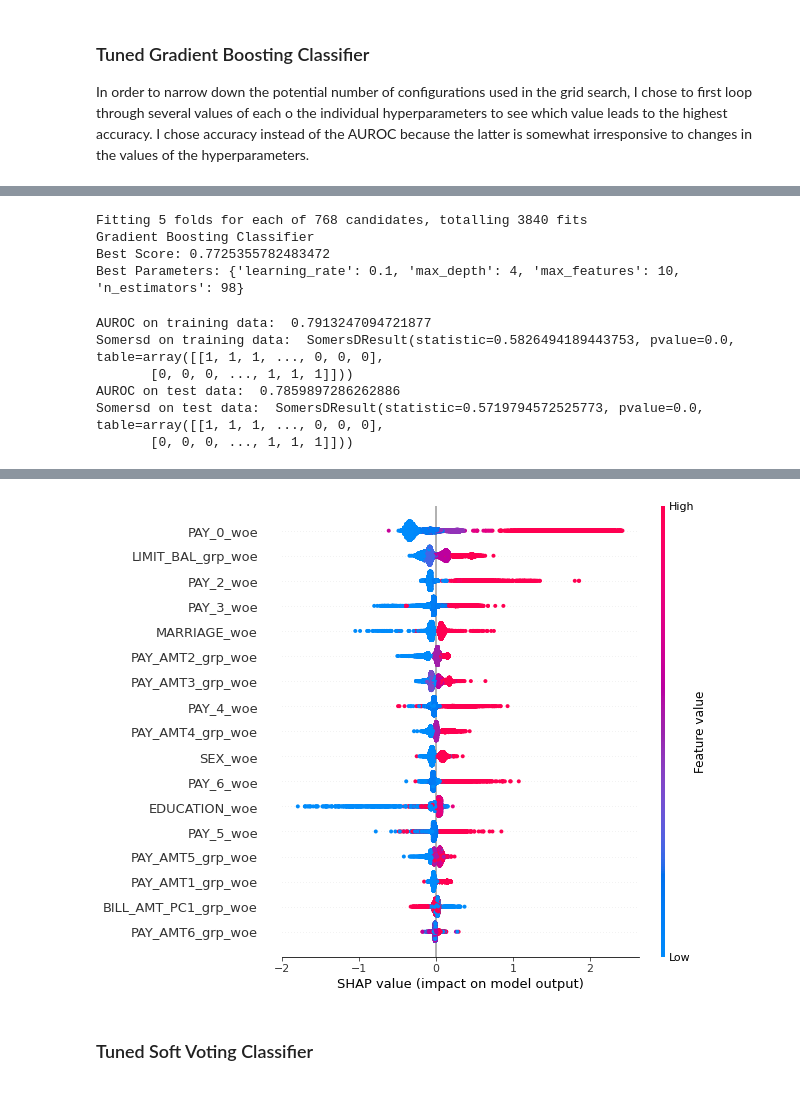
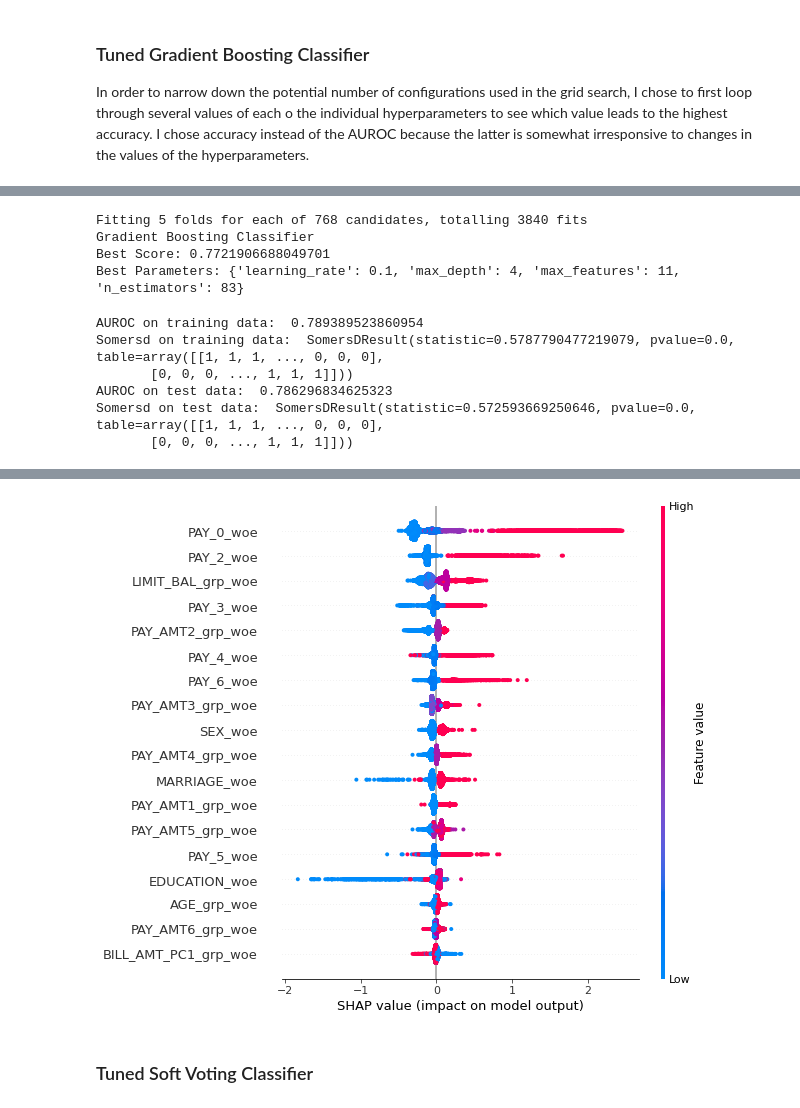
Before and after one commit to VladimirOlteanu/My-Study, a Jupyter notebook: Python Projects/Kaggle Projects/Credit_Card_Default_Probability_Prediction_Ensemble_Approach_with_Cluster_Analysis_and_WOE_Encoding.ipynb, the cells around one changed output, grey strips where cells are left out. Drawn from its saved outputs; the diff is of its cells as text; code cells hidden in the pictures.

```diff
--- a/Python Projects/Kaggle Projects/Credit_Card_Default_Probability_Prediction_Ensemble_Approach_with_Cluster_Analysis_and_WOE_Encoding.ipynb
+++ b/Python Projects/Kaggle Projects/Credit_Card_Default_Probability_Prediction_Ensemble_Approach_with_Cluster_Analysis_and_WOE_Encoding.ipynb
@@ -1380,5 +1438,5 @@ Best Parameters: {'C': 0.23357214690901212, 'max_iter': 2000, 'penalty': 'l2', '
 # %%
-lr = LogisticRegression(C=0.23357214690901212,max_iter = 2000,penalty='l2',solver='saga')
+lr = LogisticRegression(C=0.08858667904100823,max_iter = 2000,penalty='l2',solver='saga')
 lr.fit(x_train_woe, y_train.values.ravel())
 dev = lr.predict_proba(x_train_woe)[:,1]
 preds = lr.predict_proba(x_test_woe)[:,1]
@@ -1512,6 +1570,6 @@ features_grid_top5
 # %%
 param_grid = {"max_depth": [1,2,3,4],
-              "n_estimators": [95,96,97,98,99,100],
+              "n_estimators": [79,80,81,82,83,84],
               "learning_rate": [0.1,0.01,0.05,0.005],
               "max_features": [10,11,12,13,14,15,16,17]
              }
@@ -1525,32 +1583,32 @@ clf_performance(best_clf_gbc,'Gradient Boosting Classifier')
 # %% [output]
 Fitting 5 folds for each of 768 candidates, totalling 3840 fits
 Gradient Boosting Classifier
-Best Score: 0.7725355782483472
-Best Parameters: {'learning_rate': 0.1, 'max_depth': 4, 'max_features': 10, 'n_estimators': 98}
+Best Score: 0.7721906688049701
+Best Parameters: {'learning_rate': 0.1, 'max_depth': 4, 'max_features': 11, 'n_estimators': 83}
 # %%
-gbc =  GradientBoostingClassifier(random_state=24,learning_rate=0.1,max_depth=4,max_features=10,n_estimators=98)
+gbc =  GradientBoostingClassifier(random_state=24,learning_rate=0.1,max_depth=4,max_features=11,n_estimators=83)
 gbc.fit(x_train_woe, y_train.values.ravel())
 dev = gbc.predict_proba(x_train_woe)[:,1]
 preds = gbc.predict_proba(x_test_woe)[:,1]
 
 print('AUROC on training data: ', roc_auc_score(y_train["default.payment.next.month"].values, dev))
 print('Somersd on training data: ', somersd(y_train["default.payment.next.month"].values, dev))
 print('AUROC on test data: ', roc_auc_score(y_test["default.payment.next.month"].values, preds))
 print('Somersd on test data: ', somersd(y_test["default.payment.next.month"].values, preds))
 
 shap.initjs()
 explainer = shap.TreeExplainer(gbc)
 shap_values = explainer.shap_values(x_train_woe)
 shap.summary_plot(shap_values, features=x_train_woe, feature_names=x_train_woe.columns)
 # %% [output]
-AUROC on training data:  0.7913247094721877
-Somersd on training data:  SomersDResult(statistic=0.5826494189443753, pvalue=0.0, table=array([[1, 1, 1, ..., 0, 0, 0],
+AUROC on training data:  0.789389523860954
+Somersd on training data:  SomersDResult(statistic=0.5787790477219079, pvalue=0.0, table=array([[1, 1, 1, ..., 0, 0, 0],
        [0, 0, 0, ..., 1, 1, 1]]))
-AUROC on test data:  0.7859897286262886
-Somersd on test data:  SomersDResult(statistic=0.5719794572525773, pvalue=0.0, table=array([[1, 1, 1, ..., 0, 0, 0],
+AUROC on test data:  0.786296834625323
+Somersd on test data:  SomersDResult(statistic=0.572593669250646, pvalue=0.0, table=array([[1, 1, 1, ..., 0, 0, 0],
        [0, 0, 0, ..., 1, 1, 1]]))
 [interactive output not drawn]
-[figure, old version]
+[figure, new version]
 # %% [markdown]
 ### Tuned Soft Voting Classifier
 # %%
```
Also changed, not shown: parts of 48 cells of this notebook.
